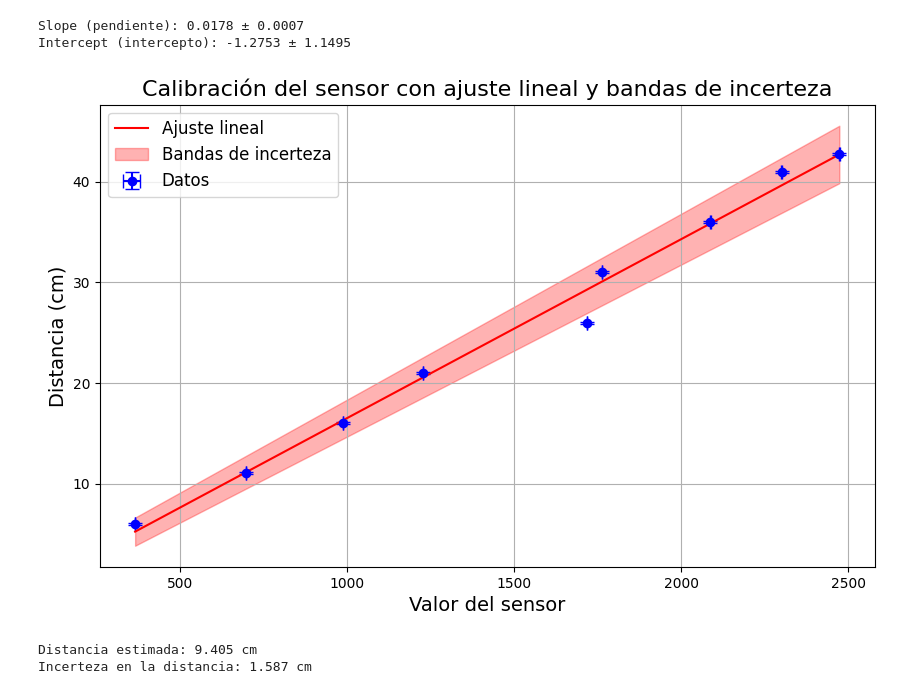
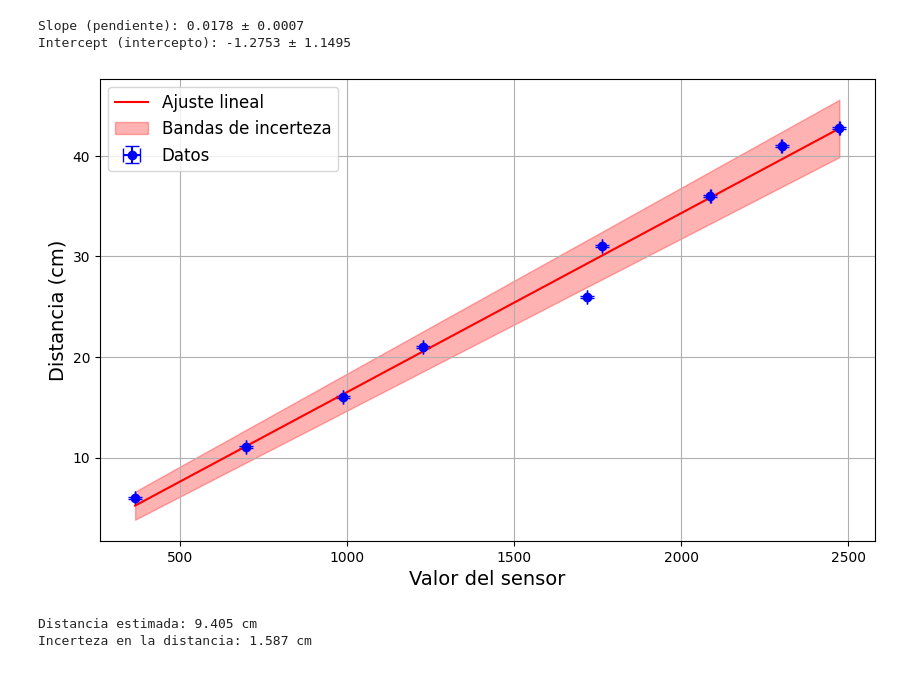
Before and after one commit to FacuVCanale/TP1-FISICA, a Jupyter notebook: calibración.ipynb, the cells around one changed output. Cells and saved outputs as stored; diff of their text form; code cells hidden in the pictures.

```diff
--- a/calibración.ipynb
+++ b/calibración.ipynb
@@ -49,35 +49,34 @@ plt.errorbar(df["Valor del sensor"], df['Distancia (cm)'], yerr=Y_ERR, xerr=df["
 plt.plot(x_fit, y_fit, 'r', label='Ajuste lineal')
 
 # Plot the uncertainty bands
 plt.fill_between(x_fit, y_fit + y_err_fit, y_fit - y_err_fit, color='red', alpha=0.3, label='Bandas de incerteza')
 
 # Customize the plot
 plt.ylabel('Distancia (cm)', fontsize=14)
 plt.xlabel('Valor del sensor', fontsize=14)
-plt.title('Calibración del sensor con ajuste lineal y bandas de incerteza', fontsize=16)
 plt.legend(fontsize=12)
 plt.grid(True)
 
 # Display the plot
 plt.show()
 
 
 # Nuestro sigma_v = 1
 # Nuestro sigma_m = 0.0007
 # Nuestro sigma_b = 1.1495
 # --> sigma_d = m*sigma_v + sigma_m*v + sigma_b =
 #             = 0.0178*1 + 0.0007*v + 1.1495 =
 #             = 0.0007*v + 1.1673
 
 def distancia(v):
     return 0.0178*v - 1.2753
 
 def sigma_d(v):
     return 0.0007*v + 1.1673
 # %% [output]
 Slope (pendiente): 0.0178 ± 0.0007
 Intercept (intercepto): -1.2753 ± 1.1495
-[figure, old version]
+[figure, new version]
 # %%
 # Ejemplo real de uso
 
```
Also changed, not shown: 2 other files.
